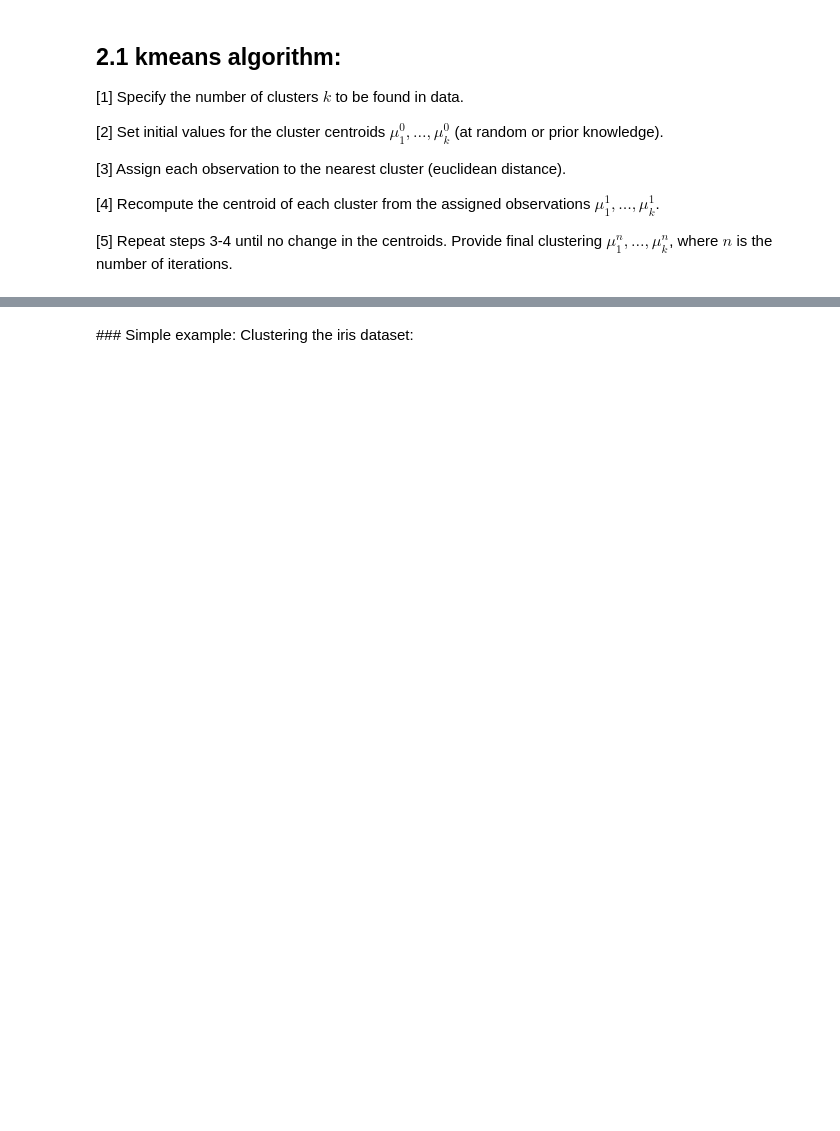
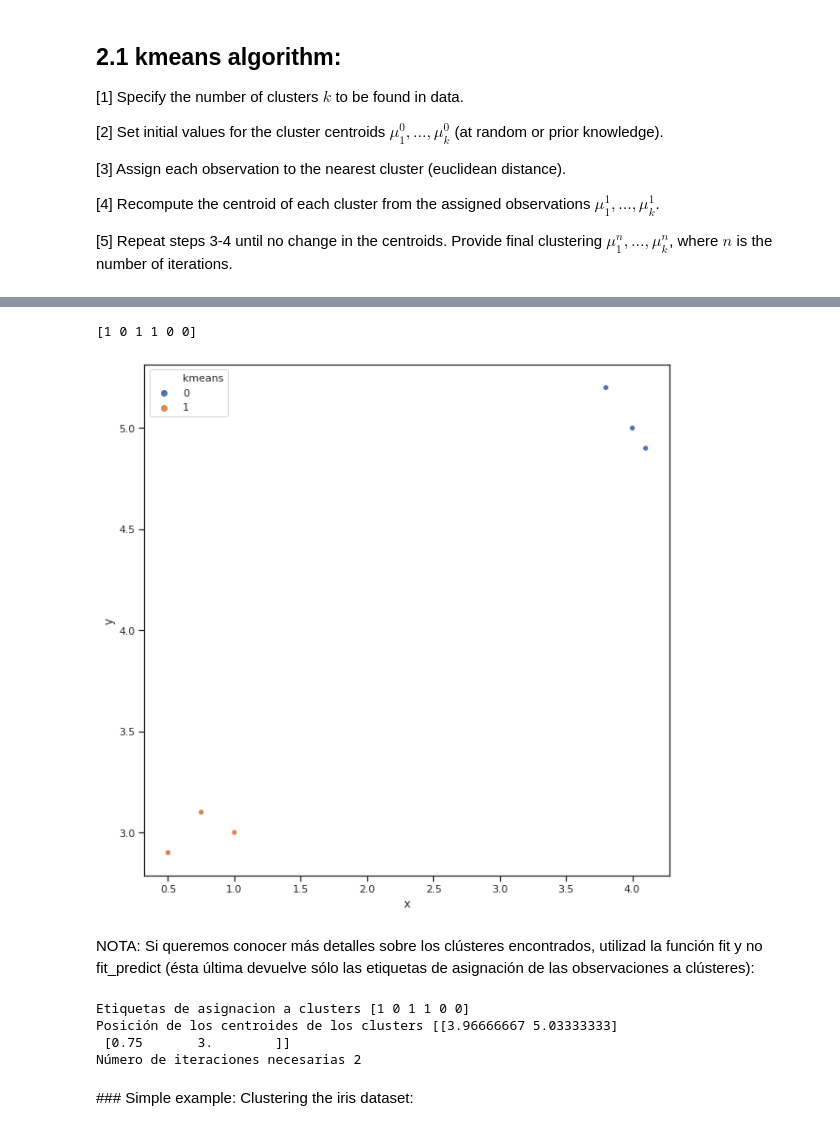
Before and after one commit to raulbenitez/postgrau_IML_exploratory, a Jupyter notebook: CLUSTERING/Clustering algorithms.ipynb, the cells around one changed output, grey strips where cells are left out. Cells and saved outputs as stored; diff of their text form; code cells hidden in the pictures; blank space fills up the shorter version.

```diff
--- a/CLUSTERING/Clustering algorithms.ipynb
+++ b/CLUSTERING/Clustering algorithms.ipynb
@@ -18,3 +36,34 @@ Unsupervised algorithms that group data observations in clusters that share some
+# %%
+from sklearn.cluster import KMeans
+group = KMeans(n_clusters=2).fit_predict(D)
+print(group)
+# %% [output]
+[1 0 1 1 0 0]
+# %%
+import matplotlib.pylab as plt
+import pandas as pd
+import seaborn as sns
+
+df = pd.DataFrame(D,columns=['x','y'])
+df['kmeans']=group
+# %%
+fig = plt.figure(figsize=(10,10))
+sns.scatterplot(x='x',y='y',hue='kmeans',data=df)
+plt.show()
+# %% [output]
+[figure, added]
+# %% [markdown]
+NOTA: Si queremos conocer más detalles sobre los clústeres encontrados, utilizad la función fit y no fit_predict (ésta última devuelve sólo las etiquetas de asignación de las observaciones a clústeres):
+# %%
+kmeans_result = KMeans(n_clusters=2).fit(D)
+print('Etiquetas de asignacion a clusters {}'.format(kmeans_result.labels_))
+print('Posición de los centroides de los clusters {}'.format(kmeans_result.cluster_centers_))
+print('Número de iteraciones necesarias {}'.format(kmeans_result.n_iter_))
+# %% [output]
+Etiquetas de asignacion a clusters [1 0 1 1 0 0]
+Posición de los centroides de los clusters [[3.96666667 5.03333333]
+ [0.75       3.        ]]
+Número de iteraciones necesarias 2
 # %% [markdown]
 ### Simple example: Clustering the iris dataset:
 # %%
```
Also changed, not shown: parts of 14 cells of this notebook.
